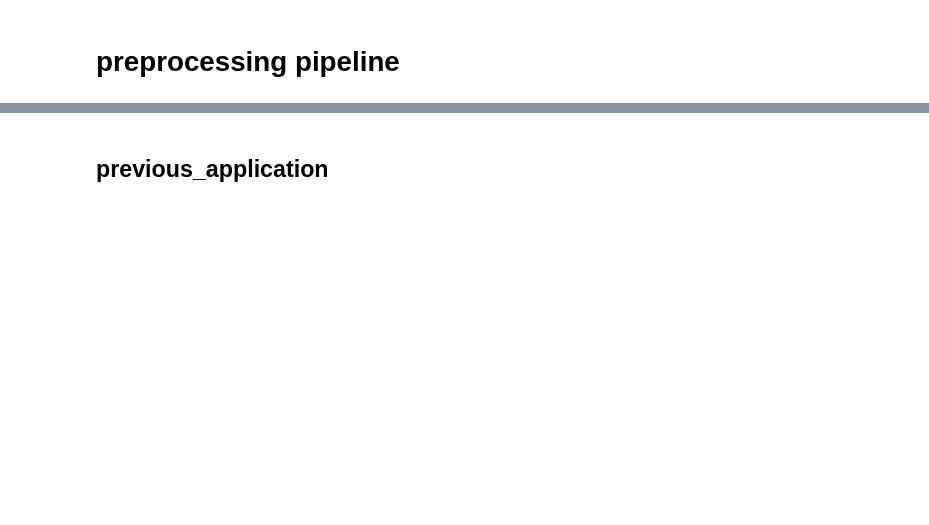
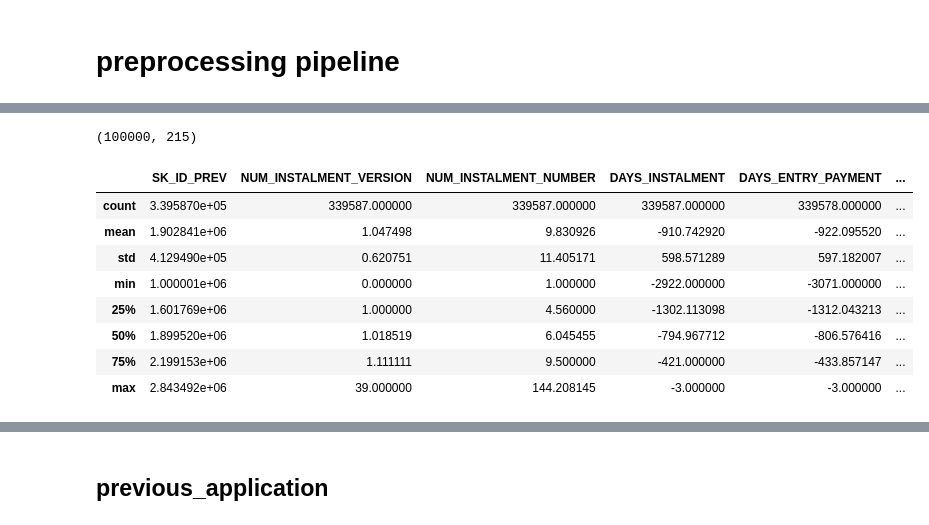
Before and after one commit to chris14jan/hcdr, a Jupyter notebook: notebooks/preprocessing.ipynb, the cells around one changed output, grey strips where cells are left out. Cells and saved outputs as stored; diff of their text form; code cells hidden in the pictures; blank space fills up the shorter version.

```diff
--- a/notebooks/preprocessing.ipynb
+++ b/notebooks/preprocessing.ipynb
@@ -73,0 +113,3 @@ dict_keys(['application_train', 'application_test', 'bureau', 'bureau_balance',
+# %%
+df_dict = drop_cols(df_dict, missing_amt=0.3)
+df_dict['application_train'].shape
@@ -74,18 +126,19 @@ dict_keys(['application_train', 'application_test', 'bureau', 'bureau_balance',
+# %%
+# Test function
+def agg_dfs(df_dict):
+    dfs_dict = df_dict.copy()
+    dfs_dict.pop('application_train', None)
+    dfs_dict.pop('application_test', None)
+    dfs_dict.pop('bureau_balance', None)
+    dfs_dict.pop('credit_card_balance', None)
+
+    dict_dfs_agged = {}
+
+    for df_key, df in dfs_dict.items():
+        df_dict[df_key] = df.groupby(by="SK_ID_CURR").agg("mean")
+    return df_dict
 # %%
-def agg_dfs(df_dict):
-    dfs_dict = df_dict.copy()
-    dfs_dict.pop('application_train', None)
-    dfs_dict.pop('application_test', None)
-    dfs_dict.pop('bureau_balance', None)
-
-    dict_dfs_agged = {}
-
-    for df_key, df in dfs_dict.items():
-#         if df_key in []:
-#             by="SK_ID_CURR":
-#         else:
-#             by="SK_ID_PREV"
-        dict_dfs_agged[df_key] = df.groupby(by="SK_ID_CURR").mean()
-    return dict_dfs_agged
-
-dict_dfs_agged = agg_dfs(df_dict2)
+from hcdr.data.cc_bal import preprocess_credit_card_balance_df
+from hcdr.data.merged_data import agg_dfs, merge_dfs
+# Call from .py file
+df_dict = agg_dfs()
@@ -91,0 +164,4 @@ dict_dfs_agged = agg_dfs(df_dict2)
+# %%
+# Run cell to re-optimize df
+for df_key, df in df_dict.items():
+    df_dict[df_key] = data.df_optimized(df, verbose=True)
@@ -135,0 +323,16 @@ pipeline = Pipeline()
+# %%
+X_transformed = preprocessor2.fit_transform(X).shape
+# %% [output]
+(100000, 215)
+# %%
+df_dict["installments_payments"].describe()
+# %% [output]
+|  | SK_ID_PREV | NUM_INSTALMENT_VERSION | NUM_INSTALMENT_NUMBER | DAYS_INSTALMENT | DAYS_ENTRY_PAYMENT | ... |
+| count | 3.395870e+05 | 339587.000000 | 339587.000000 | 339587.000000 | 339578.000000 | ... |
+| mean | 1.902841e+06 | 1.047498 | 9.830926 | -910.742920 | -922.095520 | ... |
+| std | 4.129490e+05 | 0.620751 | 11.405171 | 598.571289 | 597.182007 | ... |
+| min | 1.000001e+06 | 0.000000 | 1.000000 | -2922.000000 | -3071.000000 | ... |
+| 25% | 1.601769e+06 | 1.000000 | 4.560000 | -1302.113098 | -1312.043213 | ... |
+| 50% | 1.899520e+06 | 1.018519 | 6.045455 | -794.967712 | -806.576416 | ... |
+| 75% | 2.199153e+06 | 1.111111 | 9.500000 | -421.000000 | -433.857147 | ... |
+| max | 2.843492e+06 | 39.000000 | 144.208145 | -3.000000 | -3.000000 | ... |
```
Also changed, not shown: parts of 26 cells of this notebook, 6 other files.
